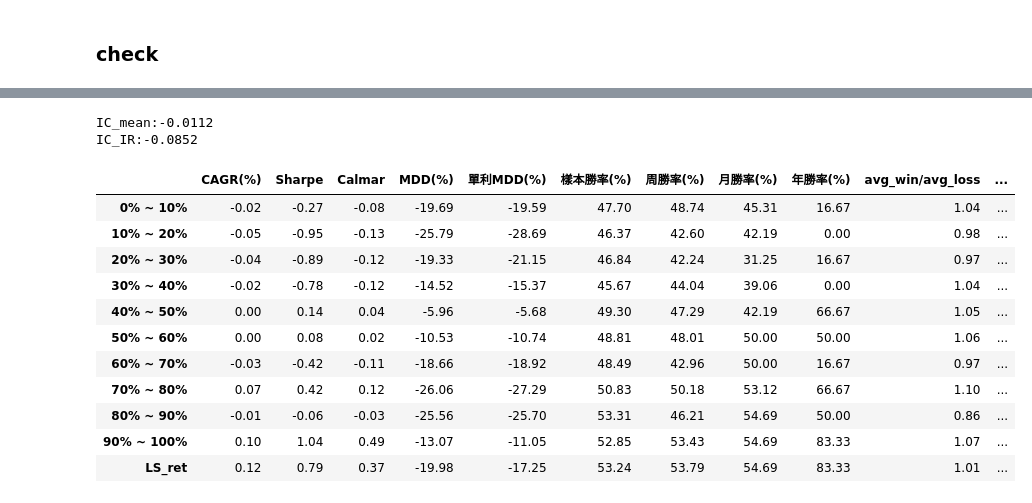
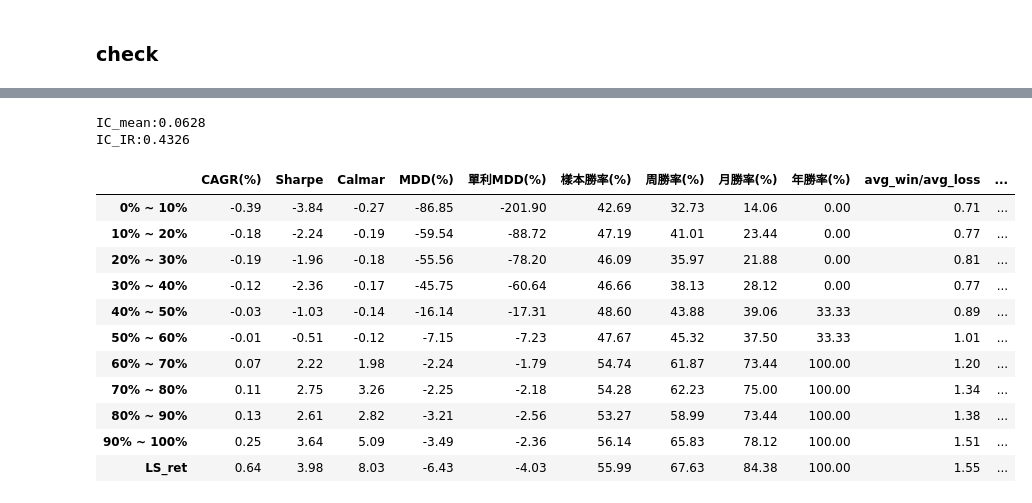
Before and after one commit to roger2389/Stock-Futures-Portfolio, a Jupyter notebook: Alpha alalysis.ipynb, the cells around one changed output, grey strips where cells are left out. Saved outputs shown, nothing was run; the diff lists cells and outputs as text; code cells hidden in the pictures.

```diff
--- a/Alpha alalysis.ipynb
+++ b/Alpha alalysis.ipynb
@@ -523,3 +469,8 @@ mdate                                               ...
 2010-01-08 -0.000789 -0.000789
 
 [5 rows x 2033 columns]
+# %%
+factor_df = pd.concat({data_name:final_factor_dict[data_name].stack(future_stack=True) for data_name in tqdm.tqdm(list(final_factor_dict.keys()))},axis=1)
+# factor_df.to_pickle('./Data/factor_df.pkl')
+# # factor_df = pd.read_pickle('./factor_df.pkl')
+factor_df
@@ -525,0 +564,11 @@ mdate                                               ...
+# %%
+from catboost import CatBoostRanker, Pool
+# 從文件加載模型
+loaded_ranker = CatBoostRanker()
+cat_model_path = 'cat_model'
+loaded_ranker.load_model(cat_model_path)
+print("模型已加載。")
+# 使用加載的模型進行預測
+y_pred_loaded = loaded_ranker.predict(factor_df)
+print("加載模型的預測完成。")
+factor = pd.Series(y_pred_loaded,index =  factor_df.index).unstack()
@@ -643,46 +693,46 @@ def show_bt(bt_ret):
     display(pd.concat({"CAGR(%)":bt_ret.mean() * 252,
             'Sharpe' : bt_ret.mean() / bt_ret.std()*252**0.5,
             'Calmar':bt_ret.calmar(),
             'MDD(%)' : bt_ret.max_drawdown()*100,
             '單利MDD(%)' : max_drawdown(bt_ret.cumsum().add(1))*100,
             '樣本勝率(%)' : bt_ret.apply(lambda X:((X.dropna()>0).sum() / X.dropna().shape[0])*100),
             '周勝率(%)' : bt_ret.apply(lambda X:((X.dropna().add(1).resample('W').prod().sub(1)>0).sum() / X.dropna().add(1).resample('W').prod().sub(1).dropna().shape[0])*100),
             '月勝率(%)' : bt_ret.apply(lambda X:((X.dropna().add(1).resample('ME').prod().sub(1)>0).sum() / X.dropna().add(1).resample('ME').prod().sub(1).shape[0])*100),
             '年勝率(%)' : bt_ret.apply(lambda X:((X.dropna().add(1).resample('YE').prod().sub(1)>0).sum() / X.dropna().add(1).resample('YE').prod().sub(1).shape[0])*100),
             'avg_win/avg_loss' : bt_ret.apply(lambda X:(X[X > 0].mean() / abs(X[X < 0].mean()))),
             'profit_factor' : bt_ret.profit_factor(),
             },axis = 1).round(2))
 def backtest_factor(factor:pd.DataFrame,exp_ret:pd.DataFrame,rank_range_n:int = 10,start_date:str = '2015-01-01'):
     factor_rank = factor.rank(axis = 1,pct = True,method = 'first')
 
     IC_Se = factor.corrwith(exp_ret,axis=1,method='spearman').sort_index().loc[start_date:]
     print(f'IC_mean:{round(IC_Se.mean(),4)}')
     print(f'IC_IR:{round(IC_Se.mean()/IC_Se.std(),4)}')
 
     bt = pd.concat({f'{int(((_/rank_range_n)*100))}% ~ {int((_+1)/rank_range_n*100)}%':exp_ret[(factor_rank>_/rank_range_n) & (factor_rank<=(_+1)/rank_range_n)].mean(axis = 1) - exp_ret.mean(axis=1) for _ in tqdm.tqdm(range(rank_range_n))}, axis = 1).dropna(how = 'all')
     bt = bt.loc[start_date:]
     if (bt.iloc[:,-1] - bt.iloc[:,0]).add(1).prod() > 1:
         bt['LS_ret'] = bt.iloc[:,-1] - bt.iloc[:,0]
     else:
         bt['LS_ret'] = bt.iloc[:,0] - bt.iloc[:,-1]
     show_bt(bt)
 
     (bt.drop(columns='LS_ret').loc[start_date:].cagr()*100).iplot(kind = 'bar')
-backtest_factor(ic_ir,CacheHandler['Adj_Close'].shift(-2) / CacheHandler['Adj_Close'].shift(-1) -1 ,rank_range_n = 10,start_date = '2020-01-01')
+backtest_factor(factor,CacheHandler['Adj_Close'].shift(-2) / CacheHandler['Adj_Close'].shift(-1) -1 ,rank_range_n = 10,start_date = '2020-01-01')
 # %% [output]
-IC_mean:-0.0112
-IC_IR:-0.0852
+IC_mean:0.0628
+IC_IR:0.4326
 |  | CAGR(%) | Sharpe | Calmar | MDD(%) | 單利MDD(%) | 樣本勝率(%) | 周勝率(%) | 月勝率(%) | 年勝率(%) | avg_win/avg_loss | ... |
-| 0% ~ 10% | -0.02 | -0.27 | -0.08 | -19.69 | -19.59 | 47.70 | 48.74 | 45.31 | 16.67 | 1.04 | ... |
-| 10% ~ 20% | -0.05 | -0.95 | -0.13 | -25.79 | -28.69 | 46.37 | 42.60 | 42.19 | 0.00 | 0.98 | ... |
-| 20% ~ 30% | -0.04 | -0.89 | -0.12 | -19.33 | -21.15 | 46.84 | 42.24 | 31.25 | 16.67 | 0.97 | ... |
-| 30% ~ 40% | -0.02 | -0.78 | -0.12 | -14.52 | -15.37 | 45.67 | 44.04 | 39.06 | 0.00 | 1.04 | ... |
-| 40% ~ 50% | 0.00 | 0.14 | 0.04 | -5.96 | -5.68 | 49.30 | 47.29 | 42.19 | 66.67 | 1.05 | ... |
-| 50% ~ 60% | 0.00 | 0.08 | 0.02 | -10.53 | -10.74 | 48.81 | 48.01 | 50.00 | 50.00 | 1.06 | ... |
-| 60% ~ 70% | -0.03 | -0.42 | -0.11 | -18.66 | -18.92 | 48.49 | 42.96 | 50.00 | 16.67 | 0.97 | ... |
-| 70% ~ 80% | 0.07 | 0.42 | 0.12 | -26.06 | -27.29 | 50.83 | 50.18 | 53.12 | 66.67 | 1.10 | ... |
-| 80% ~ 90% | -0.01 | -0.06 | -0.03 | -25.56 | -25.70 | 53.31 | 46.21 | 54.69 | 50.00 | 0.86 | ... |
-| 90% ~ 100% | 0.10 | 1.04 | 0.49 | -13.07 | -11.05 | 52.85 | 53.43 | 54.69 | 83.33 | 1.07 | ... |
-| LS_ret | 0.12 | 0.79 | 0.37 | -19.98 | -17.25 | 53.24 | 53.79 | 54.69 | 83.33 | 1.01 | ... |
+| 0% ~ 10% | -0.39 | -3.84 | -0.27 | -86.85 | -201.90 | 42.69 | 32.73 | 14.06 | 0.00 | 0.71 | ... |
+| 10% ~ 20% | -0.18 | -2.24 | -0.19 | -59.54 | -88.72 | 47.19 | 41.01 | 23.44 | 0.00 | 0.77 | ... |
+| 20% ~ 30% | -0.19 | -1.96 | -0.18 | -55.56 | -78.20 | 46.09 | 35.97 | 21.88 | 0.00 | 0.81 | ... |
+| 30% ~ 40% | -0.12 | -2.36 | -0.17 | -45.75 | -60.64 | 46.66 | 38.13 | 28.12 | 0.00 | 0.77 | ... |
+| 40% ~ 50% | -0.03 | -1.03 | -0.14 | -16.14 | -17.31 | 48.60 | 43.88 | 39.06 | 33.33 | 0.89 | ... |
+| 50% ~ 60% | -0.01 | -0.51 | -0.12 | -7.15 | -7.23 | 47.67 | 45.32 | 37.50 | 33.33 | 1.01 | ... |
+| 60% ~ 70% | 0.07 | 2.22 | 1.98 | -2.24 | -1.79 | 54.74 | 61.87 | 73.44 | 100.00 | 1.20 | ... |
+| 70% ~ 80% | 0.11 | 2.75 | 3.26 | -2.25 | -2.18 | 54.28 | 62.23 | 75.00 | 100.00 | 1.34 | ... |
+| 80% ~ 90% | 0.13 | 2.61 | 2.82 | -3.21 | -2.56 | 53.27 | 58.99 | 73.44 | 100.00 | 1.38 | ... |
+| 90% ~ 100% | 0.25 | 3.64 | 5.09 | -3.49 | -2.36 | 56.14 | 65.83 | 78.12 | 100.00 | 1.51 | ... |
+| LS_ret | 0.64 | 3.98 | 8.03 | -6.43 | -4.03 | 55.99 | 67.63 | 84.38 | 100.00 | 1.55 | ... |
 [interactive output not drawn]
 # %%
```
Also changed, not shown: parts of 21 cells of this notebook.
